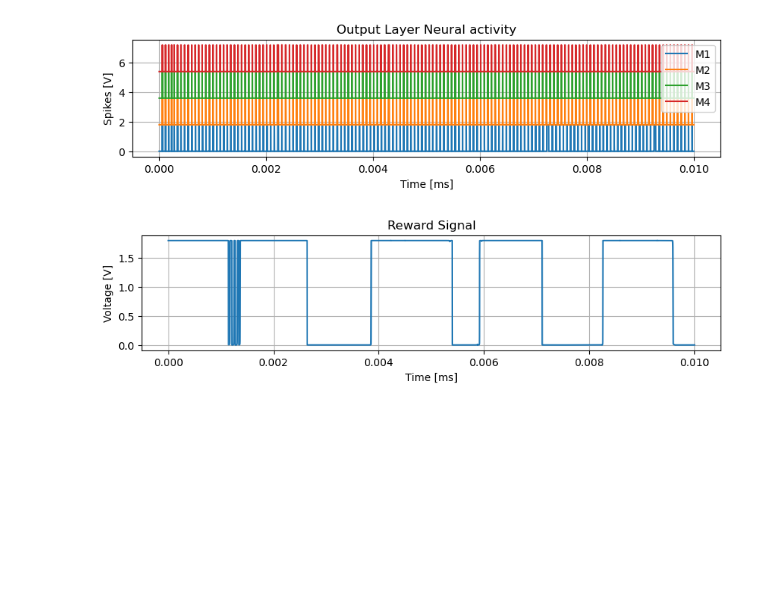
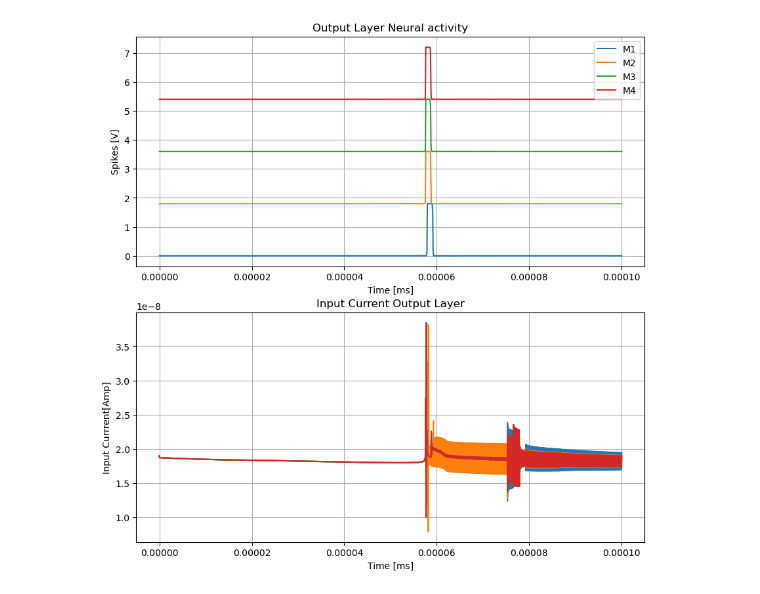
Before and after one commit to AlejandroJuarezLora/SNN_IPN, a Jupyter notebook: sim_results/tb_4x8x4_raw.ipynb, the cells around one changed output. Cells and saved outputs as stored; diff of their text form; code cells hidden in the pictures; blank space fills up the shorter version.

```diff
--- a/sim_results/tb_4x8x4_raw.ipynb
+++ b/sim_results/tb_4x8x4_raw.ipynb
@@ -3,7 +3,7 @@ from __future__ import division
 import numpy as np
 import matplotlib.pyplot as plt
 
-intp = 50  #tomar uno de cada cien valores, para graficar rapido
+intp = 1  #tomar uno de cada cien valores, para graficar rapido
 
 # Load data from the .txt file
 #ssh -Y cic@148.204.66.123
@@ -84,9 +84,9 @@ def rawread(fname: str):
             break
     return (arrs[0], plots)
 # %%
-data, plots = rawread("data7.raw")
+data, plots = rawread("data.raw")
 # %%
-fig, (ax1, ax2) = plt.subplots(2, figsize=(10,5))
+fig, (ax1, ax2) = plt.subplots(2, figsize=(10,10))
 for k in range(4):
     nodo = "v(n" +  str(k+1) + ")"
     ax1.plot(data["time"][::intp], data[nodo][::intp]+(1.8*k), label = f"N{k+1}")
@@ -97,11 +97,16 @@ ax1.set_xlabel("Time [ms]")
 ax1.set_ylabel("Spikes [V]")
 ax1.set_title("Input Layer Neural activity")
 
-ax2.plot(data["time"][::intp], data["v(vin)"][::intp], label = "Vin")
-ax2.legend()
+
+for k in range(4):
+    Iext_label = "i(v.x1.x" + str(k+1)+ ".vext)"
+    ax2.plot(data["time"][::intp], data[Iext_label][::intp], label = f"i{k+1}")
+
 ax2.grid()
 ax2.set_xlabel("Time [ms]")
-ax2.set_ylabel("Input Voltage [V]")
+ax2.set_ylabel("Input Currrent[Amp]")
+ax2.set_title("Input Current First Layer")
+# ax.set_ylim((-0, 3e-6))
 
 fig.savefig('InputLayer.pdf')
 # %% [output]
@@ -124,26 +140,27 @@ fig.savefig('HiddenLayer.pdf')
 # %%
 
 
-fig, ax = plt.subplots(1, figsize=(10,2))
+fig, [ax1, ax2] = plt.subplots(2, figsize=(10,10))
 for k in range(4):
     nodo = "v(m" +  str(k+1) + ")"
-    ax.plot(data["time"][::intp], data[nodo][::intp]+(1.8*k), label = f"M{k+1}")
-ax.legend()
-ax.grid()
-ax.set_xlabel("Time [ms]")
-ax.set_ylabel("Spikes [V]")
-ax.set_title("Output Layer Neural activity")
+    ax1.plot(data["time"][::intp], data[nodo][::intp]+(1.8*k), label = f"M{k+1}")
+ax1.legend()
+ax1.grid()
+ax1.set_xlabel("Time [ms]")
+ax1.set_ylabel("Spikes [V]")
+ax1.set_title("Output Layer Neural activity")
+
+for k in range(4):
+    Iext_label = "i(v.x2.x" + str(k+1)+ ".vext)"
+    ax2.plot(data["time"][::intp], data[Iext_label][::intp], label = f"i{k+1}")
+
+ax2.grid()
+ax2.set_xlabel("Time [ms]")
+ax2.set_ylabel("Input Currrent[Amp]")
+ax2.set_title("Input Current Output Layer")
+# ax.set_ylim((-0.5e-7, 5e-6))
+
 fig.savefig('OutputLayer.pdf')
 # %% [output]
-[figure, old version]
+[figure, new version]
-# %%
-fig, ax = plt.subplots(1, figsize=(10,2))
-ax.plot(data["time"][::intp], data["v(vr1)"][::intp], label = "Vr1")
-ax.set_xlabel("Time [ms]")
-ax.set_ylabel("Voltage [V]")
-ax.set_title("Reward Signal")
-ax.grid()
-fig.savefig('RewardSignal.pdf')
-# %% [output]
-[figure, removed]
 # %%
```
Also changed, not shown: parts of 9 cells of this notebook, 19 other files.
